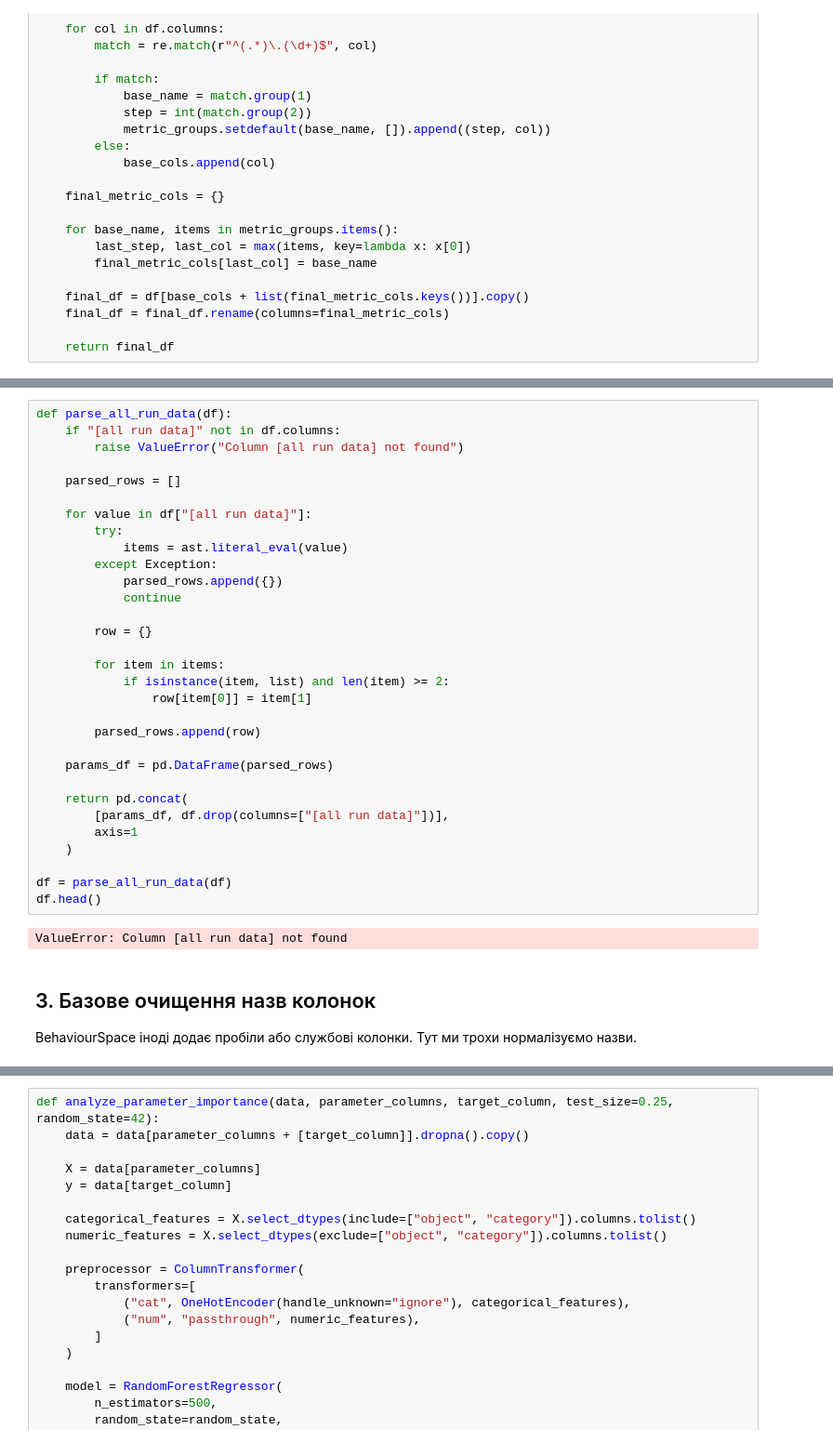
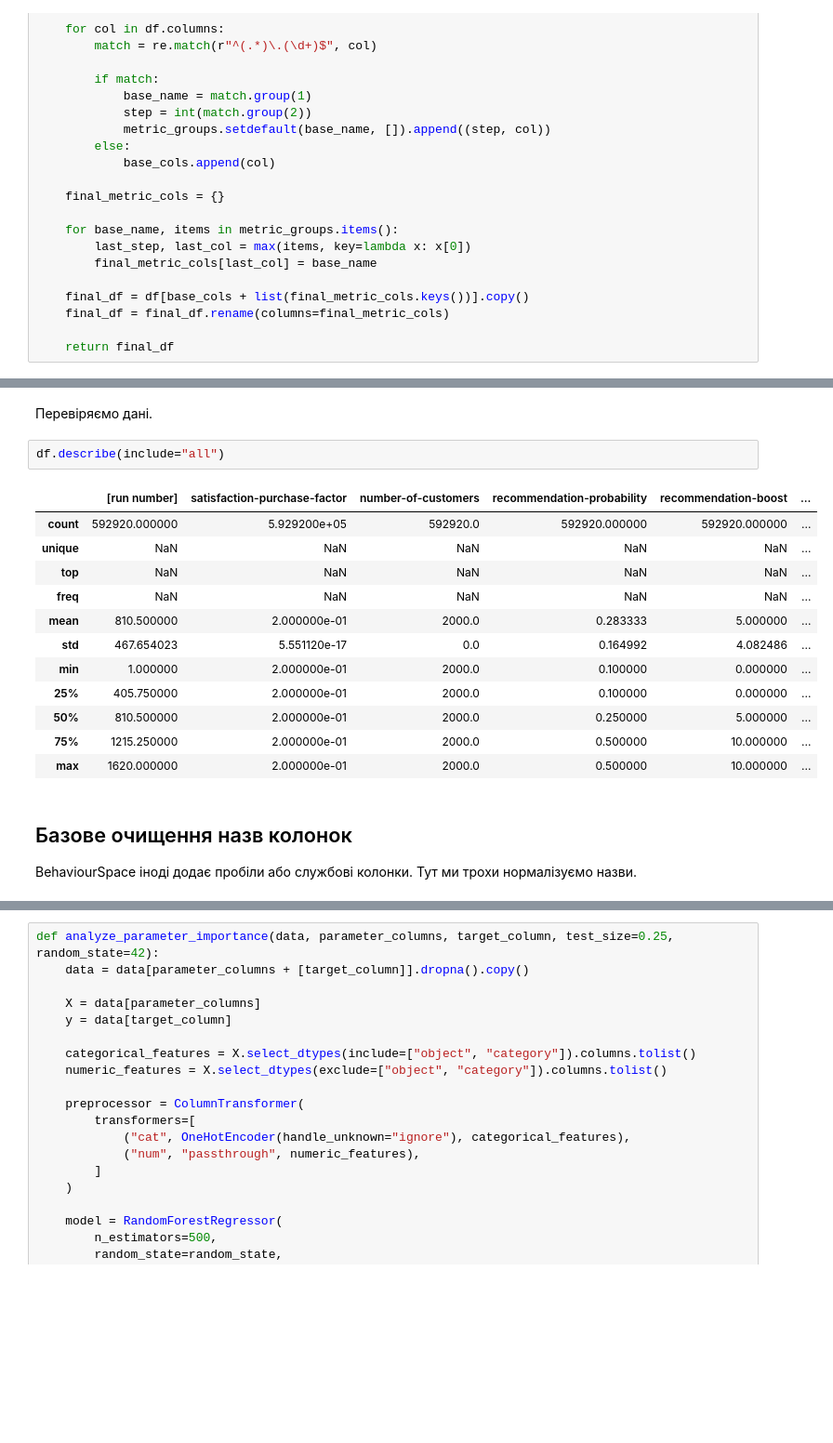
Before and after one commit to igorshubovych/loyalty-agent-model, a Jupyter notebook: behaviorspace_sensitivity_analysis.ipynb, the cells around one changed output, grey strips where cells are left out. Shown at 93% size. Cells and saved outputs as stored; diff of their text form; blank space fills up the shorter version.

```diff
--- a/behaviorspace_sensitivity_analysis.ipynb
+++ b/behaviorspace_sensitivity_analysis.ipynb
@@ -126,38 +73,22 @@ df.columns.tolist()
-# %%
-def parse_all_run_data(df):
-    if "[all run data]" not in df.columns:
-        raise ValueError("Column [all run data] not found")
-
-    parsed_rows = []
-
-    for value in df["[all run data]"]:
-        try:
-            items = ast.literal_eval(value)
-        except Exception:
-            parsed_rows.append({})
-            continue
-
-        row = {}
-
-        for item in items:
-            if isinstance(item, list) and len(item) >= 2:
-                row[item[0]] = item[1]
-
-        parsed_rows.append(row)
-
-    params_df = pd.DataFrame(parsed_rows)
-
-    return pd.concat(
-        [params_df, df.drop(columns=["[all run data]"])],
-        axis=1
-    )
-
-df = parse_all_run_data(df)
-df.head()
-# %% [output]
-ValueError: Column [all run data] not found
+# %% [markdown]
+Перевіряємо дані.
+# %%
+df.describe(include="all")
+# %% [output]
+|  | [run number] | satisfaction-purchase-factor | number-of-customers | recommendation-probability | recommendation-boost | ... |
+| count | 592920.000000 | 5.929200e+05 | 592920.0 | 592920.000000 | 592920.000000 | ... |
+| unique | NaN | NaN | NaN | NaN | NaN | ... |
+| top | NaN | NaN | NaN | NaN | NaN | ... |
+| freq | NaN | NaN | NaN | NaN | NaN | ... |
+| mean | 810.500000 | 2.000000e-01 | 2000.0 | 0.283333 | 5.000000 | ... |
+| std | 467.654023 | 5.551120e-17 | 0.0 | 0.164992 | 4.082486 | ... |
+| min | 1.000000 | 2.000000e-01 | 2000.0 | 0.100000 | 0.000000 | ... |
+| 25% | 405.750000 | 2.000000e-01 | 2000.0 | 0.100000 | 0.000000 | ... |
+| 50% | 810.500000 | 2.000000e-01 | 2000.0 | 0.250000 | 5.000000 | ... |
+| 75% | 1215.250000 | 2.000000e-01 | 2000.0 | 0.500000 | 10.000000 | ... |
+| max | 1620.000000 | 2.000000e-01 | 2000.0 | 0.500000 | 10.000000 | ... |
 # %% [markdown]
-## 3. Базове очищення назв колонок
+## Базове очищення назв колонок
 
 BehaviourSpace іноді додає пробіли або службові колонки. Тут ми трохи нормалізуємо назви.
 # %%
```
Also changed, not shown: parts of 21 cells of this notebook.
